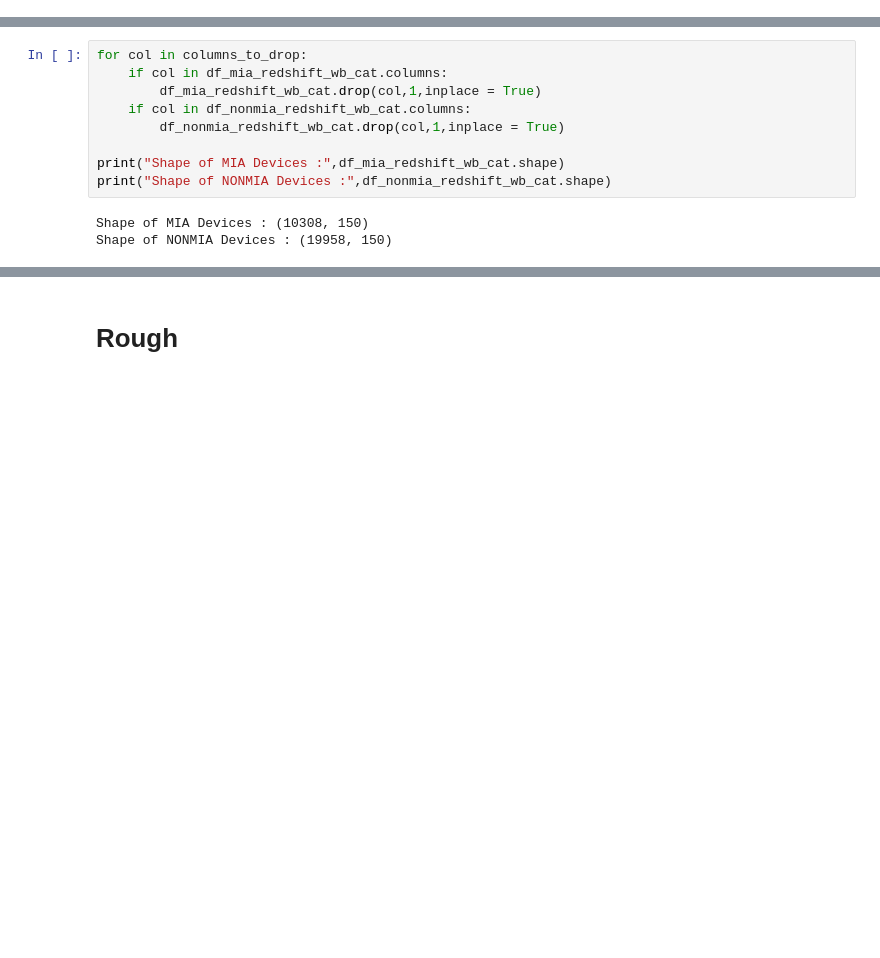
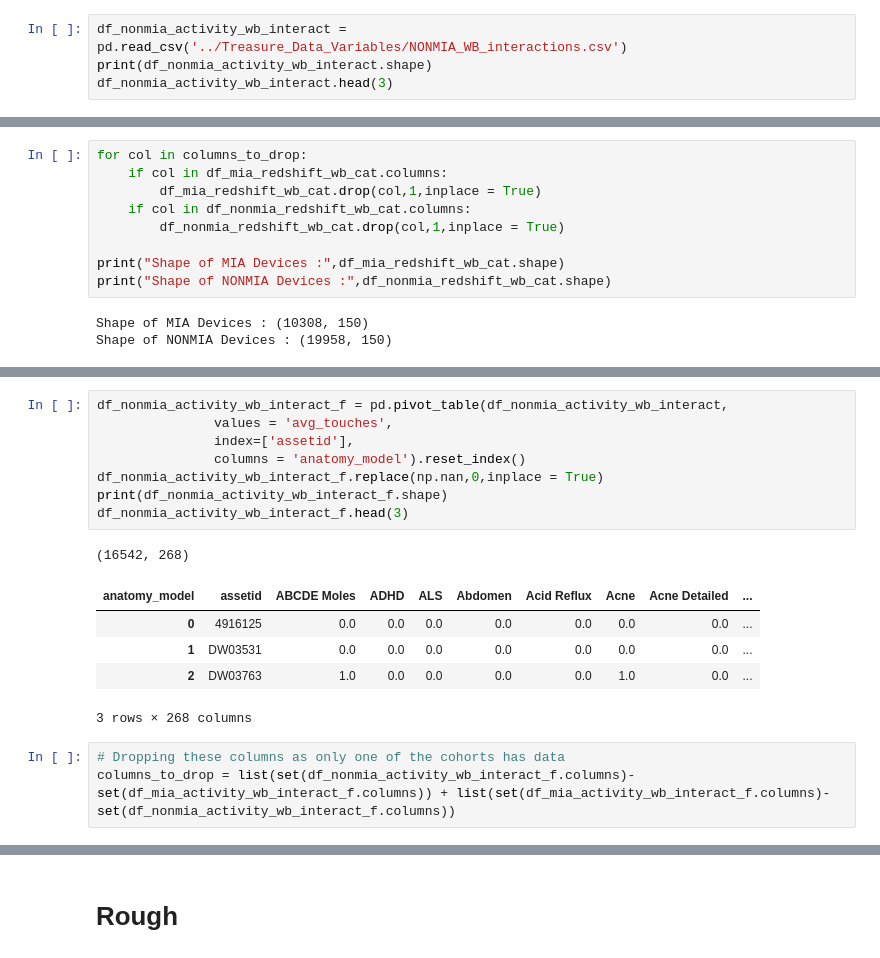
Before and after one commit to oh-swetha-unnava/MIA_Analysis, a Jupyter notebook: Wallboard/JupyterNotebooks/Wallboard_dataprep.ipynb, the cells around one changed output, grey strips where cells are left out. Drawn from its saved outputs; the diff is of its cells as text; blank space fills up the shorter version.

```diff
--- a/Wallboard/JupyterNotebooks/Wallboard_dataprep.ipynb
+++ b/Wallboard/JupyterNotebooks/Wallboard_dataprep.ipynb
@@ -63,0 +130,4 @@ Number of unique wallboard assets:  19958
+# %%
+df_nonmia_activity_wb_interact = pd.read_csv('../Treasure_Data_Variables/NONMIA_WB_interactions.csv')
+print(df_nonmia_activity_wb_interact.shape)
+df_nonmia_activity_wb_interact.head(3)
@@ -195,0 +436,18 @@ Shape of NONMIA Devices : (19958, 150)
+# %%
+df_nonmia_activity_wb_interact_f = pd.pivot_table(df_nonmia_activity_wb_interact,
+               values = 'avg_touches',
+               index=['assetid'],
+               columns = 'anatomy_model').reset_index()
+df_nonmia_activity_wb_interact_f.replace(np.nan,0,inplace = True)
+print(df_nonmia_activity_wb_interact_f.shape)
+df_nonmia_activity_wb_interact_f.head(3)
+# %% [output]
+(16542, 268)
+| anatomy_model | assetid | ABCDE Moles | ADHD | ALS | Abdomen | Acid Reflux | Acne | Acne Detailed | ... |
+| 0 | 4916125 | 0.0 | 0.0 | 0.0 | 0.0 | 0.0 | 0.0 | 0.0 | ... |
+| 1 | DW03531 | 0.0 | 0.0 | 0.0 | 0.0 | 0.0 | 0.0 | 0.0 | ... |
+| 2 | DW03763 | 1.0 | 0.0 | 0.0 | 0.0 | 0.0 | 1.0 | 0.0 | ... |
+3 rows × 268 columns
+# %%
+# Dropping these columns as only one of the cohorts has data
+columns_to_drop = list(set(df_nonmia_activity_wb_interact_f.columns)-set(df_mia_activity_wb_interact_f.columns)) + list(set(df_mia_activity_wb_interact_f.columns)-set(df_nonmia_activity_wb_interact_f.columns))
```
Also changed, not shown: parts of 55 cells of this notebook.
